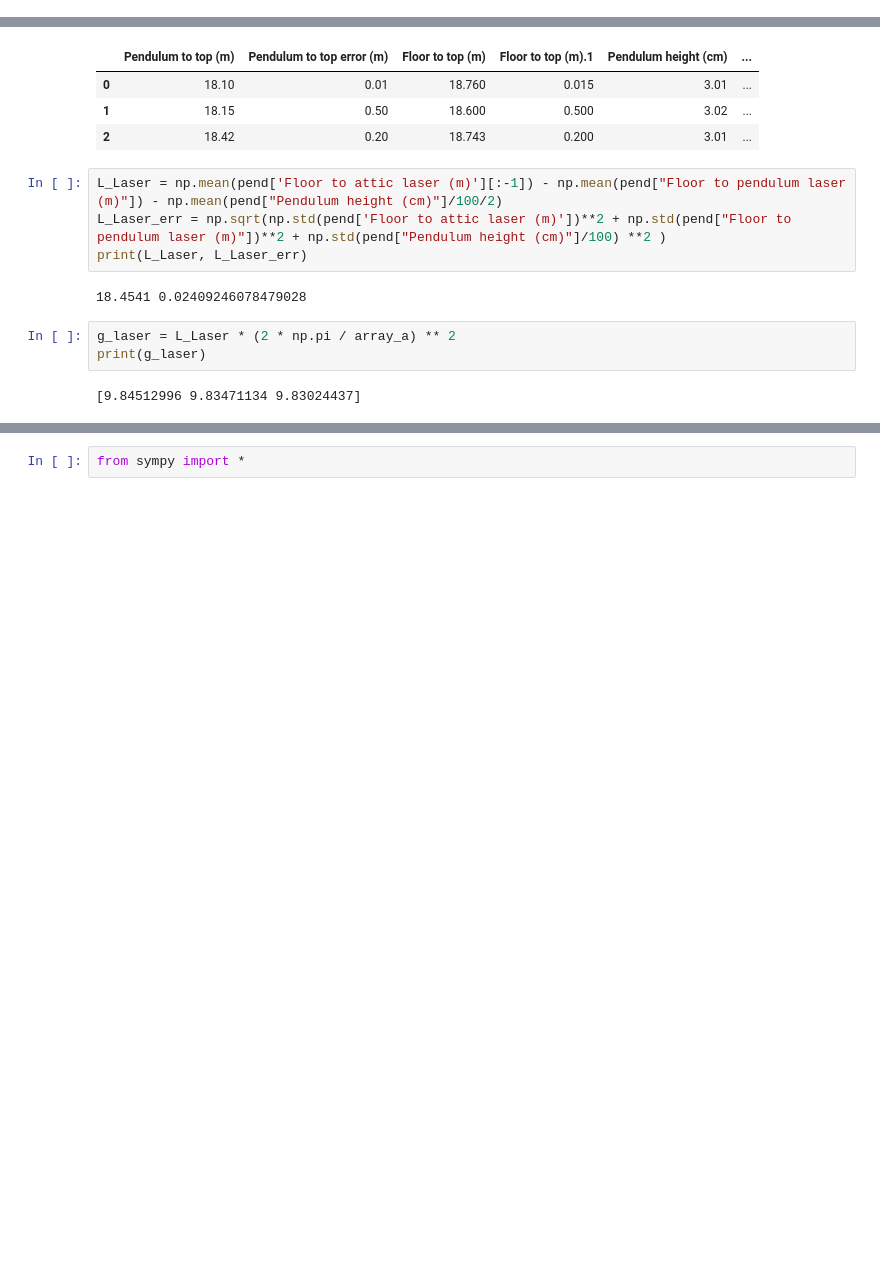
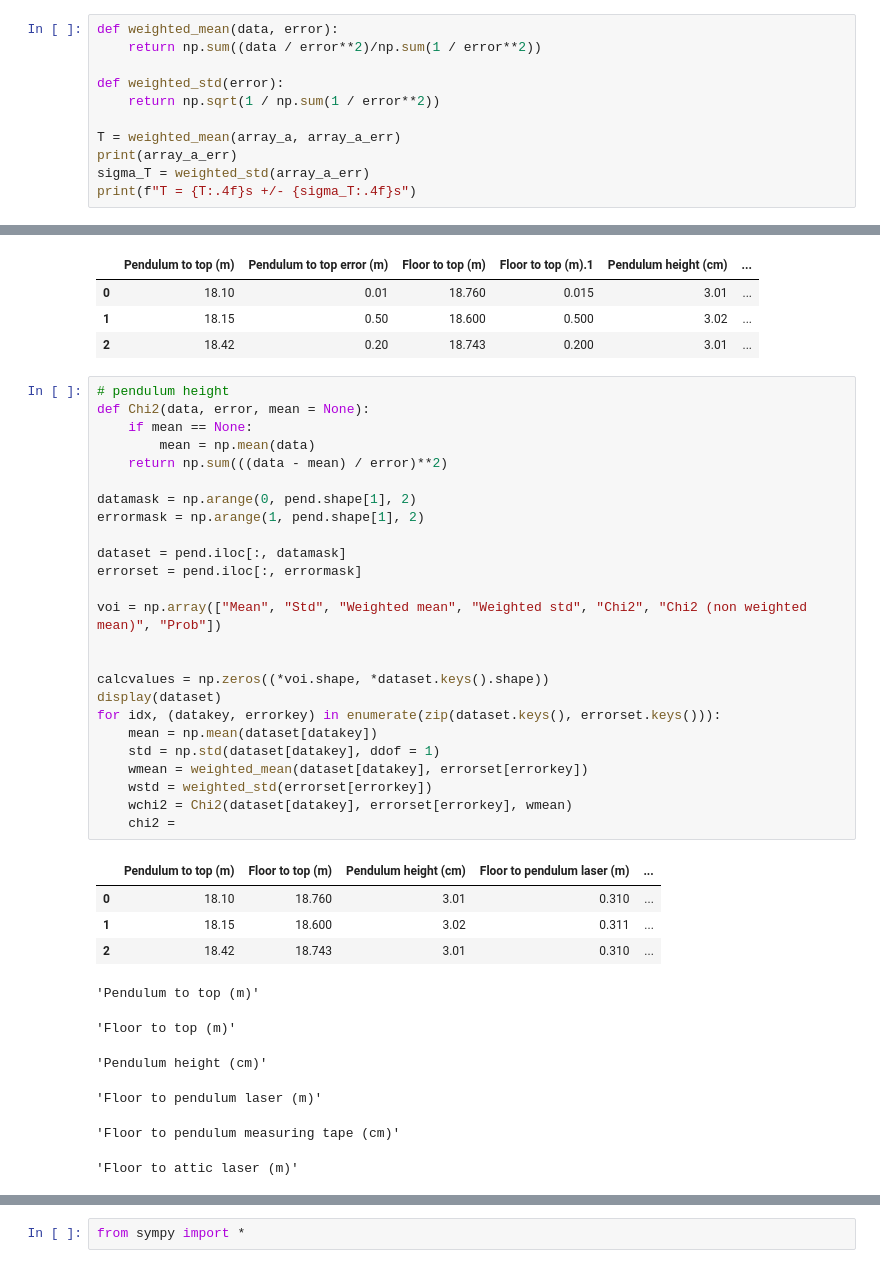
Before and after one commit to PhilKofoed/AppStat2022, a Jupyter notebook: Project/Pendulum/Pendulumplots.ipynb, the cells around one changed output, grey strips where cells are left out. Saved outputs shown, nothing was run; the diff lists cells and outputs as text; blank space fills up the shorter version.

```diff
--- a/Project/Pendulum/Pendulumplots.ipynb
+++ b/Project/Pendulum/Pendulumplots.ipynb
@@ -270,0 +278,11 @@ weight
+# %%
+def weighted_mean(data, error):
+    return np.sum((data / error**2)/np.sum(1 / error**2))
+
+def weighted_std(error):
+    return np.sqrt(1 / np.sum(1 / error**2))
+
+T = weighted_mean(array_a, array_a_err)
+print(array_a_err)
+sigma_T = weighted_std(array_a_err)
+print(f"T = {T:.4f}s +/- {sigma_T:.4f}s")
@@ -287,17 +308,42 @@ Index(['Pendulum to top (m)', 'Pendulum to top error (m)', 'Floor to top (m)',
 | 0 | 18.10 | 0.01 | 18.760 | 0.015 | 3.01 | ... |
 | 1 | 18.15 | 0.50 | 18.600 | 0.500 | 3.02 | ... |
 | 2 | 18.42 | 0.20 | 18.743 | 0.200 | 3.01 | ... |
-# %%
-L_Laser = np.mean(pend['Floor to attic laser (m)'][:-1]) - np.mean(pend["Floor to pendulum laser (m)"]) - np.mean(pend["Pendulum height (cm)"]/100/2)
-L_Laser_err = np.sqrt(np.std(pend['Floor to attic laser (m)'])**2 + np.std(pend["Floor to pendulum laser (m)"])**2 + np.std(pend["Pendulum height (cm)"]/100) **2 )
-print(L_Laser, L_Laser_err)
-# %% [output]
-18.4541 0.02409246078479028
-# %%
-g_laser = L_Laser * (2 * np.pi / array_a) ** 2
-print(g_laser)
-# %% [output]
-[9.84512996 9.83471134 9.83024437]
+# %%
+# pendulum height
+def Chi2(data, error, mean = None):
+    if mean == None:
+        mean = np.mean(data)
+    return np.sum(((data - mean) / error)**2)
+
+datamask = np.arange(0, pend.shape[1], 2)
+errormask = np.arange(1, pend.shape[1], 2)
+
+dataset = pend.iloc[:, datamask]
+errorset = pend.iloc[:, errormask]
+
+voi = np.array(["Mean", "Std", "Weighted mean", "Weighted std", "Chi2", "Chi2 (non weighted mean)", "Prob"])
+
+
+calcvalues = np.zeros((*voi.shape, *dataset.keys().shape))
+display(dataset)
+for idx, (datakey, errorkey) in enumerate(zip(dataset.keys(), errorset.keys())):
+    mean = np.mean(dataset[datakey])
+    std = np.std(dataset[datakey], ddof = 1)
+    wmean = weighted_mean(dataset[datakey], errorset[errorkey])
+    wstd = weighted_std(errorset[errorkey])
+    wchi2 = Chi2(dataset[datakey], errorset[errorkey], wmean)
+    chi2 =
+# %% [output]
+|  | Pendulum to top (m) | Floor to top (m) | Pendulum height (cm) | Floor to pendulum laser (m) | ... |
+| 0 | 18.10 | 18.760 | 3.01 | 0.310 | ... |
+| 1 | 18.15 | 18.600 | 3.02 | 0.311 | ... |
+| 2 | 18.42 | 18.743 | 3.01 | 0.310 | ... |
+'Pendulum to top (m)'
+'Floor to top (m)'
+'Pendulum height (cm)'
+'Floor to pendulum laser (m)'
+'Floor to pendulum measuring tape (cm)'
+'Floor to attic laser (m)'
 # %%
 L = Symbol("L")
 T = Symbol("T")
```
Also changed, not shown: parts of 9 cells of this notebook, 1 other file.
